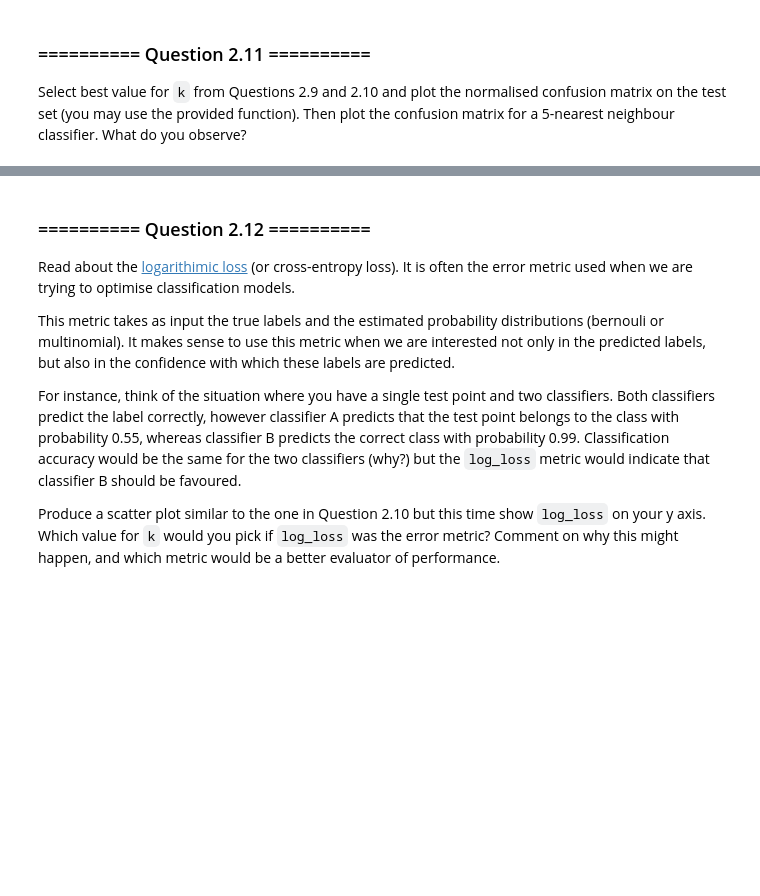
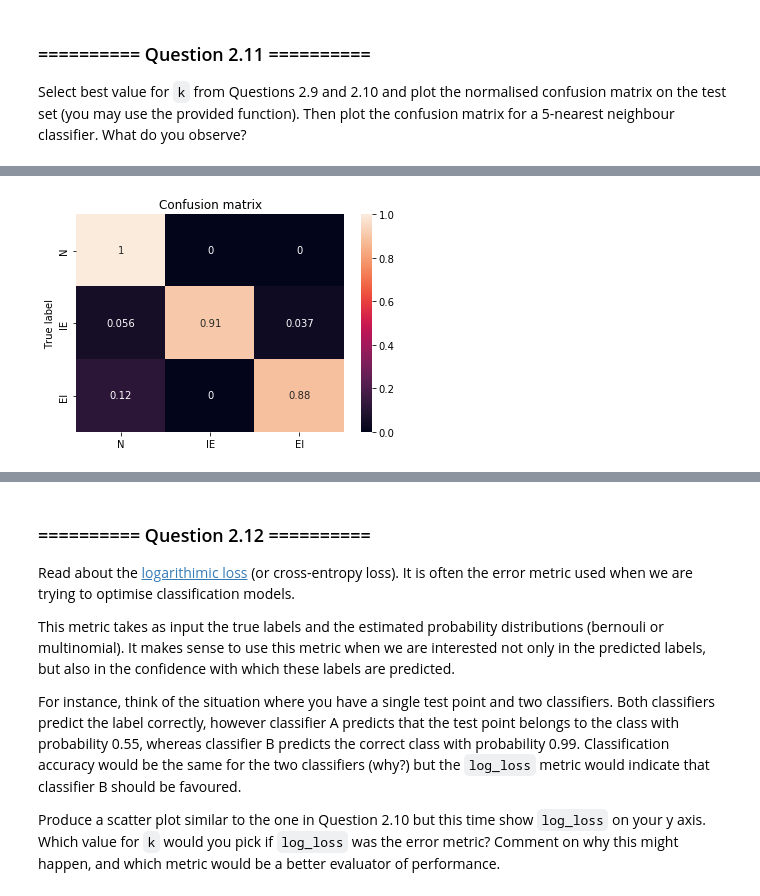
Before and after one commit to larswe/introductory-applied-machine-learning, a Jupyter notebook: Labs/03 - Classification and Evaluation.ipynb, the cells around one changed output, grey strips where cells are left out. Cells and saved outputs as stored; diff of their text form; code cells hidden in the pictures; blank space fills up the shorter version.

```diff
--- a/Labs/03 - Classification and Evaluation.ipynb
+++ b/Labs/03 - Classification and Evaluation.ipynb
@@ -215,0 +303,16 @@ def plot_confusion_matrix(cm, classes=None, title='Confusion matrix'):
+# %%
+best_knn = KNeighboursClassifier(n_neighbors = 1000)
+best_knn.fit(X_train, y_train)
+
+simple_knn = KNeighboursClassifier(n_neighbors = 5)
+simple_knn.fit(X_train, y_train)
+
+classes = y_test.value_counts().index
+test_totals = [len(y_test[y_test == label]) for label in classes]
+norm_mat_test = np.array(test_totals * 3).reshape(3,3).transpose()
+
+best_cm = confusion_matrix(y_test, best_knn.predict(X_test), labels=classes)
+best_cm = np.divide(best_cm, norm_mat_test)
+plot_confusion_matrix(best_cm, classes=classes)
+# %% [output]
+[figure, added]
```
Also changed, not shown: parts of 36 cells of this notebook.
